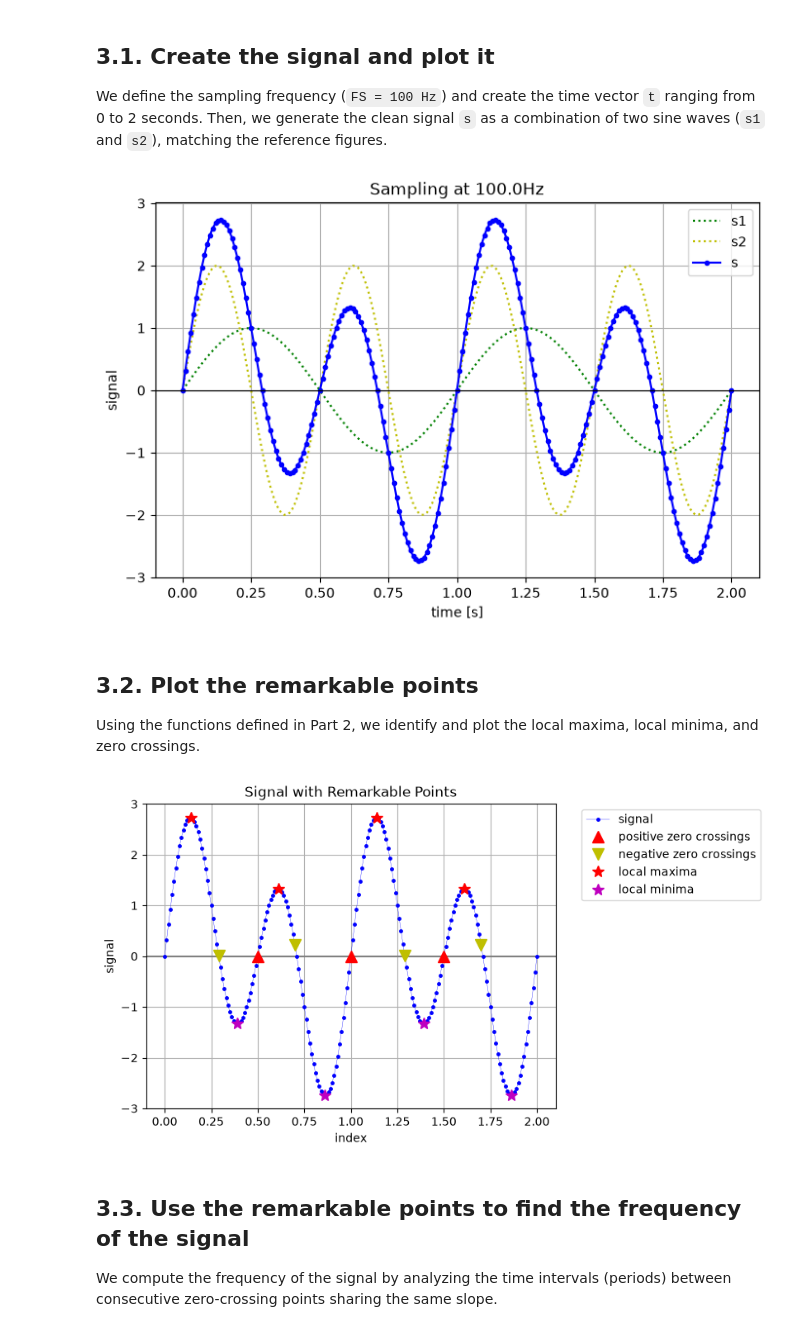
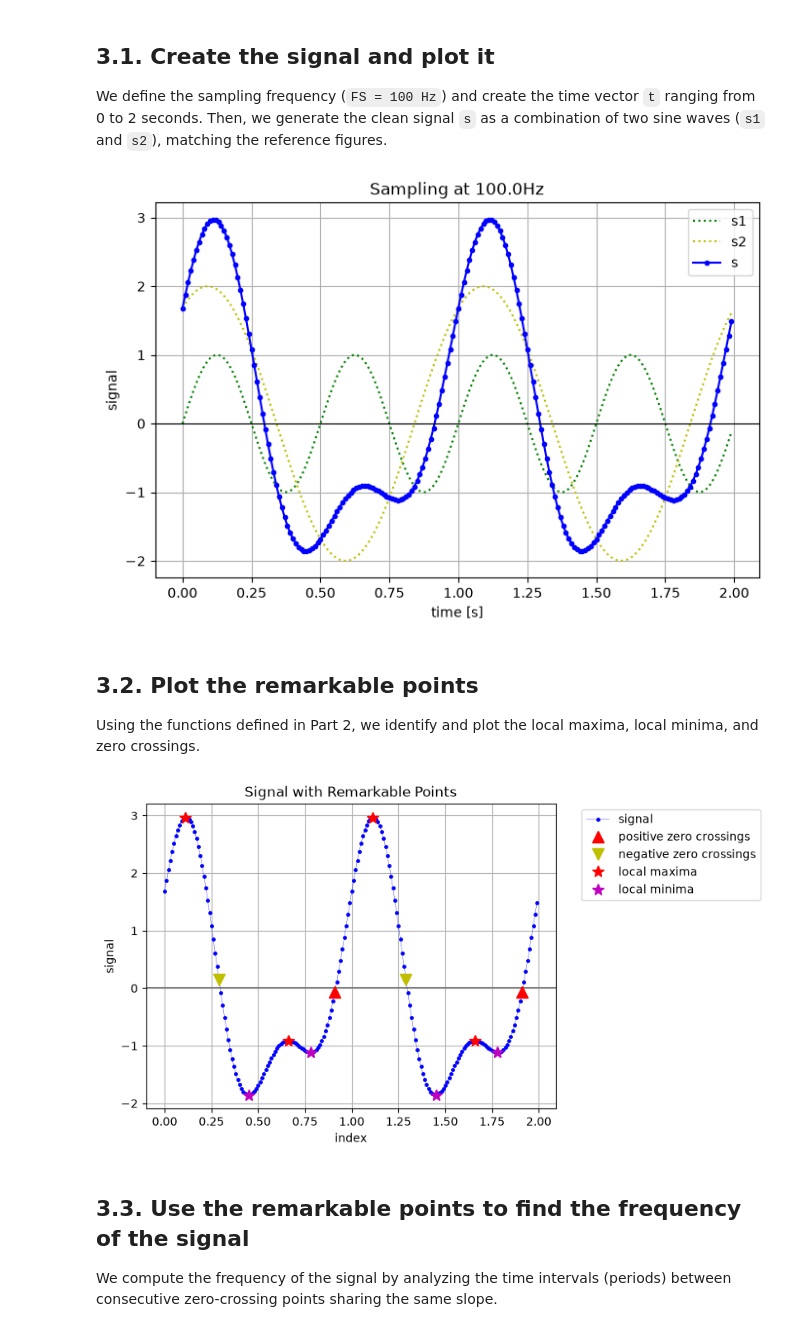
Before and after one commit to sdurand875-spec/IEAP-python-series03, a Jupyter notebook: Section/part3_clean_signal.ipynb, the cells around one changed output. Cells and saved outputs as stored; diff of their text form; code cells hidden in the pictures.

Commit message:
Update part3_clean_signal.ipynb
last chances

```diff
--- a/Section/part3_clean_signal.ipynb
+++ b/Section/part3_clean_signal.ipynb
@@ -32,36 +32,28 @@ We define the sampling frequency (`FS = 100 Hz`) and create the time vector `t`
 # %%
 import numpy as np
 import matplotlib.pyplot as plt
 
-# 1. Define sampling frequency
+# Define sampling frequency
 FS = 100.0
 t = np.arange(0, 2, 1 / FS)
 s1 = np.sin(2 * np.pi * 2 * t)
 s2 = 2 * np.sin(2 * np.pi * 1 * t + 1)
-s = s1 + s2
-
-# 2. Create time vector from 0 to 2 seconds
-t = np.arange(0, 2.001, 1/FS)
-
-# 3. Create the component signals and the final signal s
-s1 = np.sin(2 * np.pi * 1 * t)
-s2 = 2 * np.sin(2 * np.pi * 2 * t)
 s = s1 + s2
 
 # Plot the signals as shown in instruction 3.1
 plt.figure(figsize=(8, 5))
 plt.plot(t, s1, 'g:', label='s1')
 plt.plot(t, s2, 'y:', label='s2')
 plt.plot(t, s, 'b.-', label='s')
 plt.axhline(0, color='black', linewidth=0.8)
 plt.xlabel('time [s]')
 plt.ylabel('signal')
 plt.title('Sampling at 100.0Hz')
 plt.grid(True)
 plt.legend()
 plt.show()
 # %% [output]
-[figure, old version]
+[figure, new version]
 # %% [markdown]
 ## 3.2. Plot the remarkable points
 Using the functions defined in Part 2, we identify and plot the local maxima, local minima, and zero crossings.
@@ -69,7 +61,7 @@ Using the functions defined in Part 2, we identify and plot the local maxima, lo
 # Call the display function from Part 2 to show the signal and its remarkable points
 display_signal_and_remarkable_points(t, s, title="Signal with Remarkable Points")
 # %% [output]
-[figure, old version]
+[figure, new version]
 # %% [markdown]
 ## 3.3. Use the remarkable points to find the frequency of the signal
 We compute the frequency of the signal by analyzing the time intervals (periods) between consecutive zero-crossing points sharing the same slope.
```
Also changed, not shown: parts of 1 cell of this notebook.
